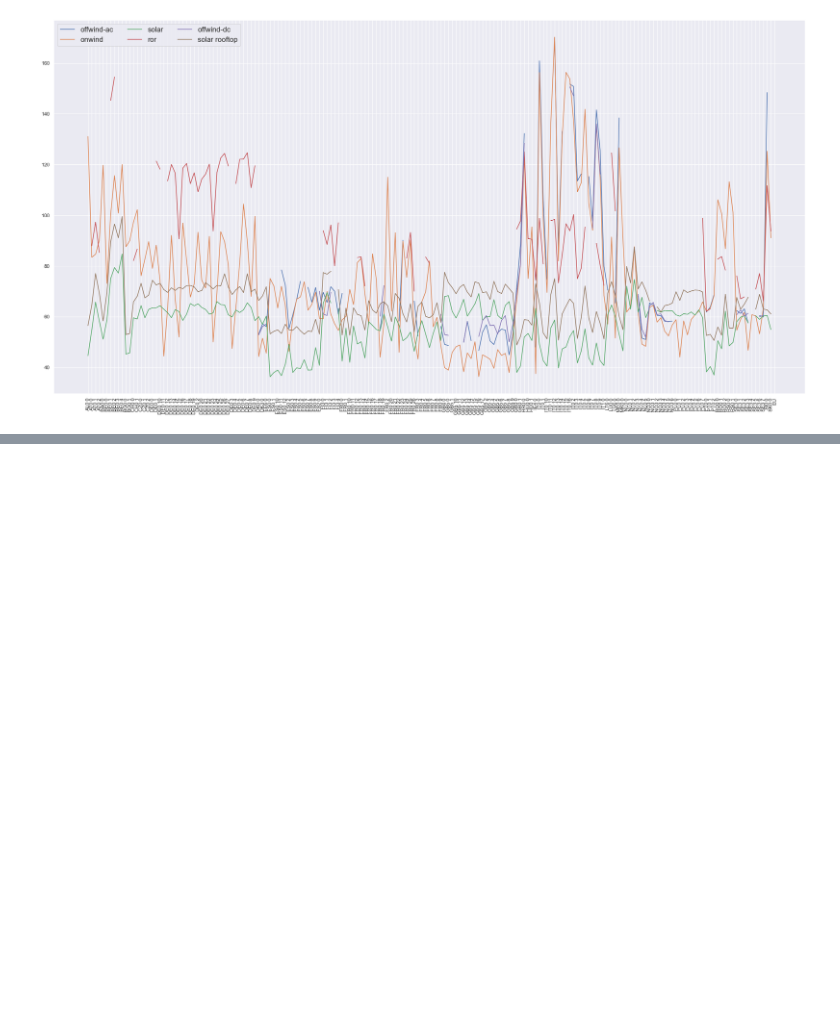
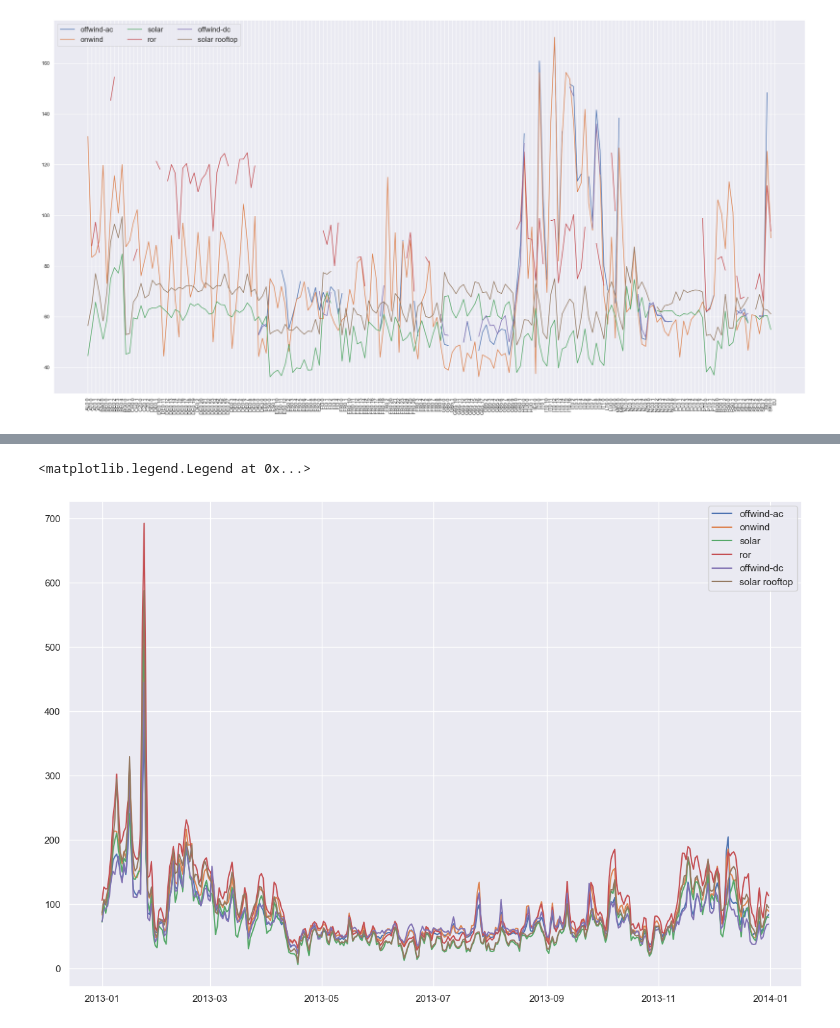
Before and after one commit to JulianGeis/master_thesis, a Jupyter notebook: notebooks/mv_analysis.ipynb, the cells around one changed output, grey strips where cells are left out. Cells and saved outputs as stored; diff of their text form; code cells hidden in the pictures; blank space fills up the shorter version.

```diff
--- a/notebooks/mv_analysis.ipynb
+++ b/notebooks/mv_analysis.ipynb
@@ -81,14 +81,2 @@ ax.set_xticklabels(labels = [item for item in mv_carriers.index.tolist()], rotat
 # %% [output]
 [figure]
-# %%
-carrier = "solar rooftop"
-# select all the generators for specific carrier e.g. onwind
-gen = n.generators_t.p.loc[:, n.generators.carrier == carrier]
-# create index from the generators and use as column names
-gen.columns = gen.columns.map(n.generators.bus)
-# get locational marginal prices for all locations and all time steps
-lmp = n.buses_t.marginal_price.loc[:, gen.columns]
-# calculate market values as sum product of generation times lmp divided by total generation
-mv = (gen * lmp).sum() / gen.sum()
-# set location of the buses/nodes as the index -> shape = (n_generators x 1) 1 col with mvs
-mv.index = mv.index.map(n.buses.location)
@@ -99,0 +108,15 @@ ToDoPlots
+# %%
+# Plot of market values of carriers for every day
+carriers1 = ['offwind-ac','onwind', 'solar','ror','offwind-dc','solar rooftop']
+
+days = pd.DatetimeIndex(np.unique(n.generators_t.p.index.date))
+plt.figure(figsize=(15, 10))
+
+for carrier in carriers1:
+    mv_daily = market_values_by_time_index(n, days, carrier)
+    plt.plot(mv_daily.mean(axis=1), label=carrier)
+
+plt.legend()
+# %% [output]
+<matplotlib.legend.Legend at 0x...>
+[figure, added]
```
Also changed, not shown: parts of 20 cells of this notebook, 3 other files.
